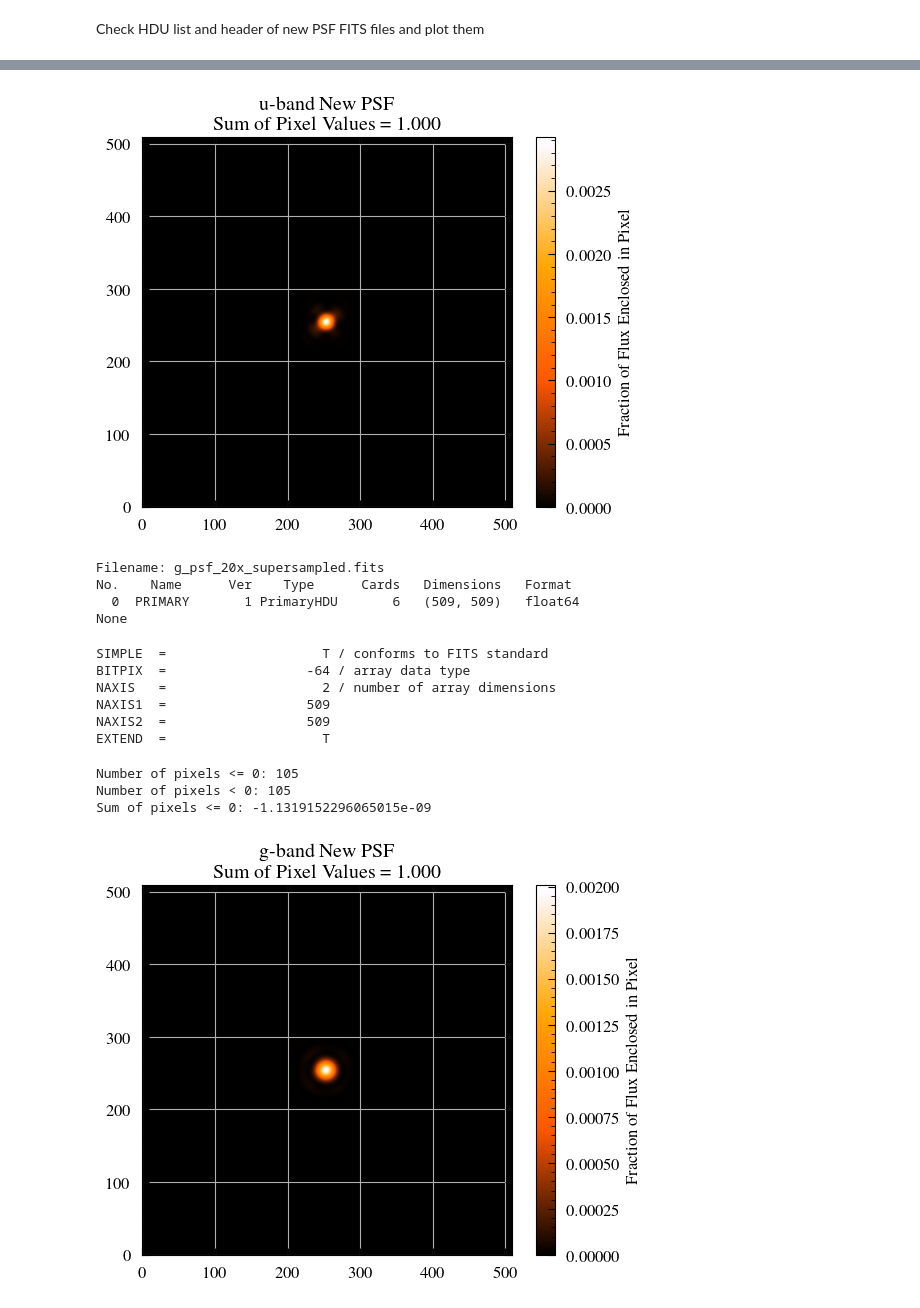
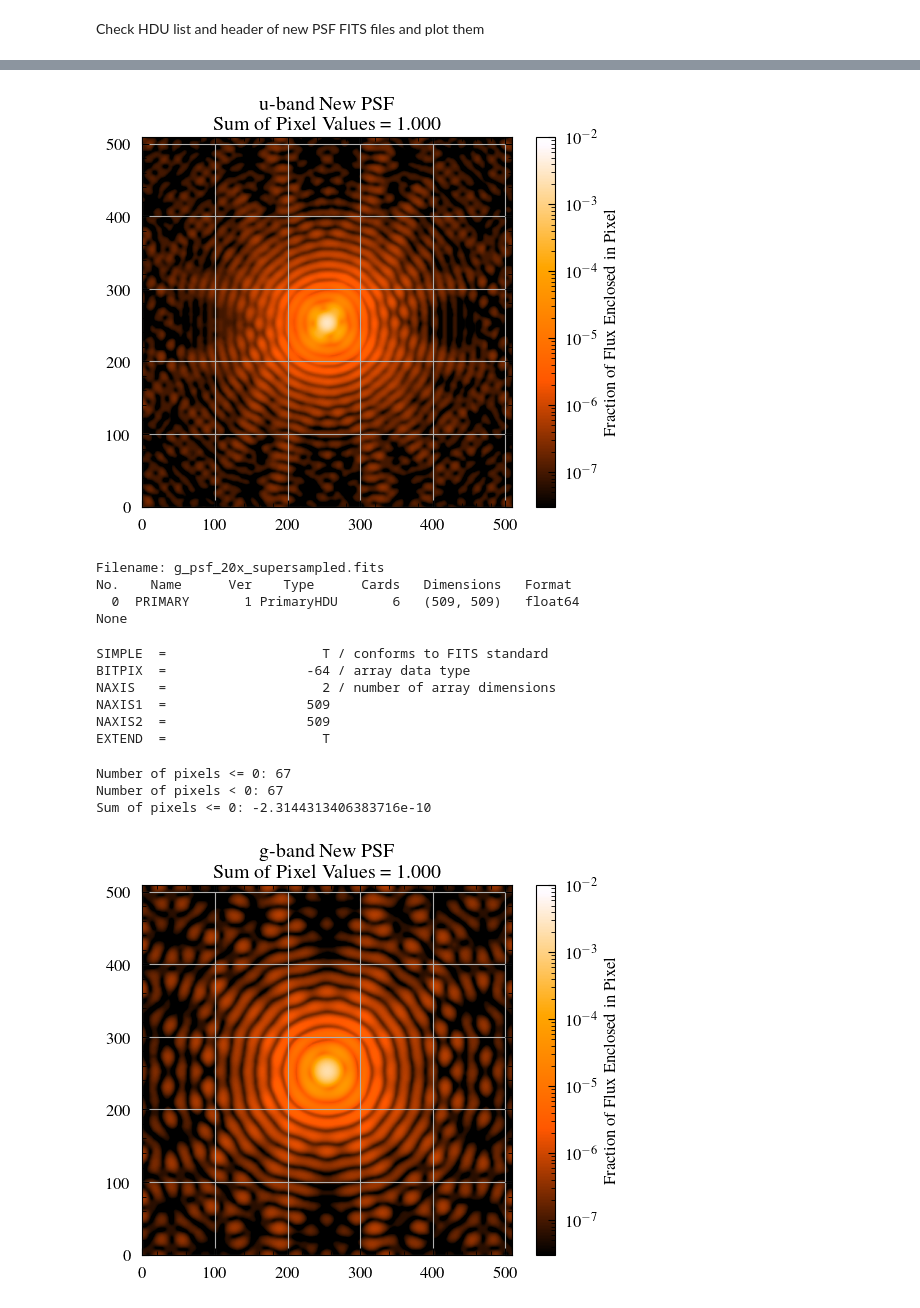
Before and after one commit to CASTOR-telescope/ETC_notebooks, a Jupyter notebook: make_oversampled_psfs.ipynb, the cells around one changed output, grey strips where cells are left out. Drawn from its saved outputs; the diff is of its cells as text; code cells hidden in the pictures.

```diff
--- a/make_oversampled_psfs.ipynb
+++ b/make_oversampled_psfs.ipynb
@@ -20,7 +20,7 @@ from castor_etc.telescope import Telescope
 
 # Make our own matplotlib colormap to mimic the "heat" map in DS9, because we're extra
 # Based on: <https://gist.github.com/adonath/c9a97d2f2d964ae7b9eb>
-from matplotlib.colors import LinearSegmentedColormap
+from matplotlib.colors import LinearSegmentedColormap, LogNorm
 
 ds9heat = {
     "red": lambda v: np.interp(v, [0, 0.34, 1], [0, 1, 1]),
@@ -28,6 +28,7 @@ ds9heat = {
     "blue": lambda v: np.interp(v, [0, 0.65, 0.98, 1], [0, 0, 1, 1]),
 }
 ds9heat_cmap = LinearSegmentedColormap("ds9heat", ds9heat)
+ds9heat_cmap.set_bad("k")  # set NaNs and infs to black
 # %% [markdown]
 Look at the HDU list in the FITS files prepared by Dr. Madeline Marshall.
 
@@ -91,10 +92,11 @@ COMMENT   and Astrophysics', volume 376, page 359; bibcode: 2001A&A...376..359H
 Show PSFs
 # %%
 for psf_file, passband in zip(psf_files, psf_passbands):
+    print(psf_file)
     psf = fits.getdata(psf_file)
     fig, ax = plt.subplots()
     img = ax.imshow(
-        psf, origin="lower", cmap=ds9heat_cmap
+        psf, origin="lower", cmap=ds9heat_cmap, norm=LogNorm(vmin=1e-7, vmax=0.03)
     )  # no need to transpose. Same result as DS9
     cbar = fig.colorbar(img)
     cbar.set_label("Fraction of Flux Enclosed in Pixel")
@@ -134,7 +139,7 @@ for psf_file, passband in zip(psf_files, psf_passbands):
     #
     new_xvals = np.arange(xvals.min(), xvals.max(), 0.5 * psf_resolution)
     new_yvals = np.arange(yvals.min(), yvals.max(), 0.5 * psf_resolution)
-    new_xgrid, new_ygrid = np.meshgrid(new_xvals, new_yvals)
+    new_xgrid, new_ygrid = np.meshgrid(new_xvals, new_yvals, indexing="ij")
     new_psf = (
         psf_interp((new_xgrid, new_ygrid)) * 0.25
     )  # each pixel is 4x smaller, flux scales with area
@@ -148,7 +153,7 @@ for psf_file, passband in zip(psf_files, psf_passbands):
     hdu = fits.PrimaryHDU(new_psf)
     new_psf_filename = f"{passband.lower()}_psf_20x_supersampled.fits"
     new_psf_files.append(new_psf_filename)
-    hdu.writeto(new_psf_filename)
+    hdu.writeto(new_psf_filename, overwrite=True)
     print("Saved", new_psf_filename)
     print()
 # %% [output]
@@ -174,7 +179,7 @@ for new_psf_file, passband in zip(new_psf_files, psf_passbands):
     print("Sum of pixels <= 0:", np.sum(new_psf[new_psf <= 0]))
     fig, ax = plt.subplots()
     img = ax.imshow(
-        new_psf, origin="lower", cmap=ds9heat_cmap
+        new_psf, origin="lower", cmap=ds9heat_cmap, norm=LogNorm(vmin=3e-8, vmax=0.01)
     )  # no need to transpose. Same result as DS9
     cbar = fig.colorbar(img)
     cbar.set_label("Fraction of Flux Enclosed in Pixel")
@@ -211,15 +216,15 @@ Sum of pixels <= 0: -2.399608989491819e-08
-[figure, old version]
+[figure, new version]
 Filename: g_psf_20x_supersampled.fits
 No.    Name      Ver    Type      Cards   Dimensions   Format
   0  PRIMARY       1 PrimaryHDU       6   (509, 509)   float64
 None
 SIMPLE  =                    T / conforms to FITS standard
 BITPIX  =                  -64 / array data type
 NAXIS   =                    2 / number of array dimensions
 NAXIS1  =                  509
 NAXIS2  =                  509
 EXTEND  =                    T
-Number of pixels <= 0: 105
-Number of pixels < 0: 105
-Sum of pixels <= 0: -1.1319152296065015e-09
+Number of pixels <= 0: 67
+Number of pixels < 0: 67
+Sum of pixels <= 0: -2.3144313406383716e-10
-[figure, old version]
+[figure, new version]
```
Also changed, not shown: parts of 3 cells of this notebook.
